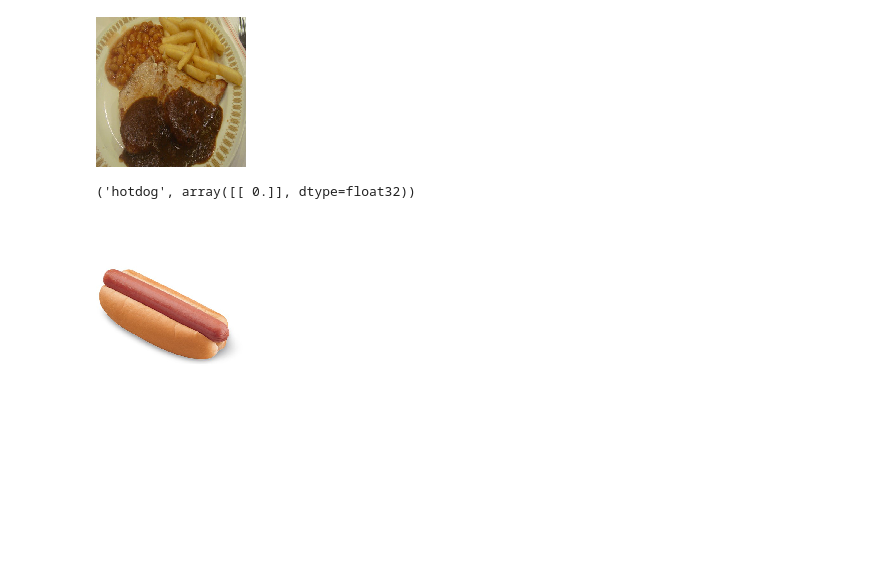
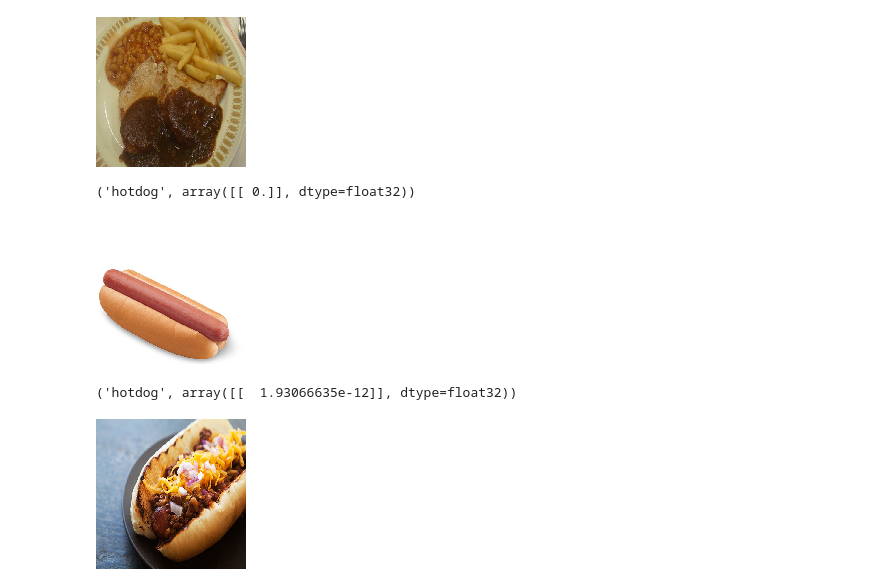
Before and after one commit to chadmckenna/not-hotdog, a Jupyter notebook: notebooks/NotHotdog_Model_Skewed.ipynb, the cells around one changed output. Drawn from its saved outputs; the diff is of its cells as text; code cells hidden in the pictures; blank space fills up the shorter version.

```diff
--- a/notebooks/NotHotdog_Model_Skewed.ipynb
+++ b/notebooks/NotHotdog_Model_Skewed.ipynb
@@ -160,3 +160,10 @@ display(hotdog_img3)
 # %% [output]
 ('hotdog', array([[ 0.]], dtype=float32))
 [figure]
+# %%
+hotdog_img9 = load_img('../test/hotdog/4.jpg', False, target_size=(img_width, img_height))
+print(predict(hotdog_img9))
+display(hotdog_img9)
+# %% [output]
+('hotdog', array([[  1.93066635e-12]], dtype=float32))
+[figure, added]
```
Also changed, not shown: parts of 4 cells of this notebook, 6 other files.
